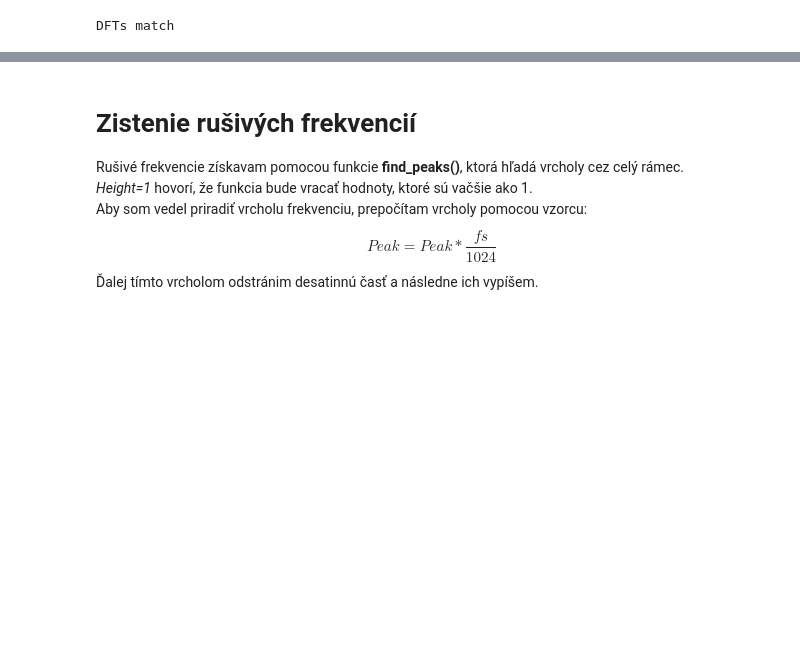
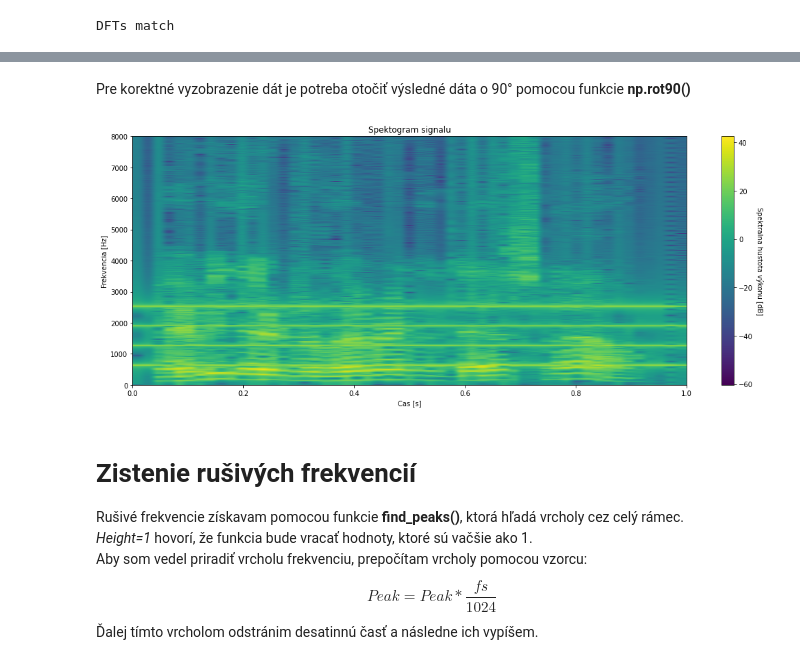
Before and after one commit to TomaskoxD/ISS, a Jupyter notebook: ISS.ipynb, the cells around one changed output, grey strips where cells are left out. Cells and saved outputs as stored; diff of their text form; code cells hidden in the pictures; blank space fills up the shorter version.

```diff
--- a/ISS.ipynb
+++ b/ISS.ipynb
@@ -151,34 +157,25 @@ DFTs match
 # %%
+frames = array
 spectrum = []
-for i in range(0, len(array)):
-    processed = np.abs(np.fft.fft(array[i]))
-    after_log = 10 * np.log10(np.abs(processed) ** 2)
-    spectrum.append(after_log)
-#spectrum = np.asarray(spectrum, dtype=np.int16)
-# print(spectrum[0])
-new = np.array(spectrum, dtype=list)
-# new.astype(int, dtype=float)
-# print(new[0][1])
 
-
-# plt.figure(5)
-# plt.plot(np.arange(0, 1024) * (fs / 2048), after_log)
-# plt.title("DFT")
-# plt.xlabel("f(Hz)")
-
-
-# plt.figure(figsize=(11, 5))
-# plt.imshow(np.transpose(new))
-# plt.imshow(np.transpose(spectrum), extent=[0,4.2,0,48000], cmap='jet',
-#            vmin=-100, vmax=0, origin='lower', aspect='auto')
-# plt.gca().set_title('DFT - Spektrogram bez roušky')
-# plt.gca().set_xlabel('Čas [s]')
-# plt.gca().set_ylabel('Frekvence [Hz]')
-# cbar = plt.colorbar()
-# cbar.set_label('Spektralní hustota výkonu [dB]', rotation=270, labelpad=15)
-#new = new.astype(int)
-#plt.imshow(np.transpose(new)[::-1,], cmap='jet', vmin=-100, vmax=0, aspect='auto')
-#plt.colorbar()
+for i in range(53): # jednotlivé rámce
+    frames[i] = np.pad(frames[i], (0, 1024 - len(frames[i])), 'constant')
+    dftted = np.fft.fft(frames[i])
+    spectrum.append(10 * np.log10(np.abs(dftted[:512])**2))
+# %% [markdown]
+Pre korektné vyzobrazenie dát je potreba otočiť výsledné dáta o 90° pomocou funkcie **np.rot90()**
+# %%
+plt.figure(figsize=(15,6))
+plt.imshow(np.rot90(spectrum), extent=[0, 1, 0, 8000], aspect='auto')
+plt.gca().set_title('Spektogram signalu')
+plt.gca().set_xlabel('Cas [s]')
+plt.gca().set_ylabel('Frekvencia [Hz]')
+cbar = plt.colorbar()
+cbar.set_label('Spektralna hustota výkonu [dB]', rotation=270, labelpad=15)
+
+plt.tight_layout()
+# %% [output]
+[figure, added]
 # %% [markdown]
 # Zistenie rušivých frekvencií
 Rušivé frekvencie získavam pomocou funkcie **find_peaks()**, ktorá hľadá vrcholy cez celý rámec.<br>
```
Also changed, not shown: parts of 20 cells of this notebook, 4 other files.
